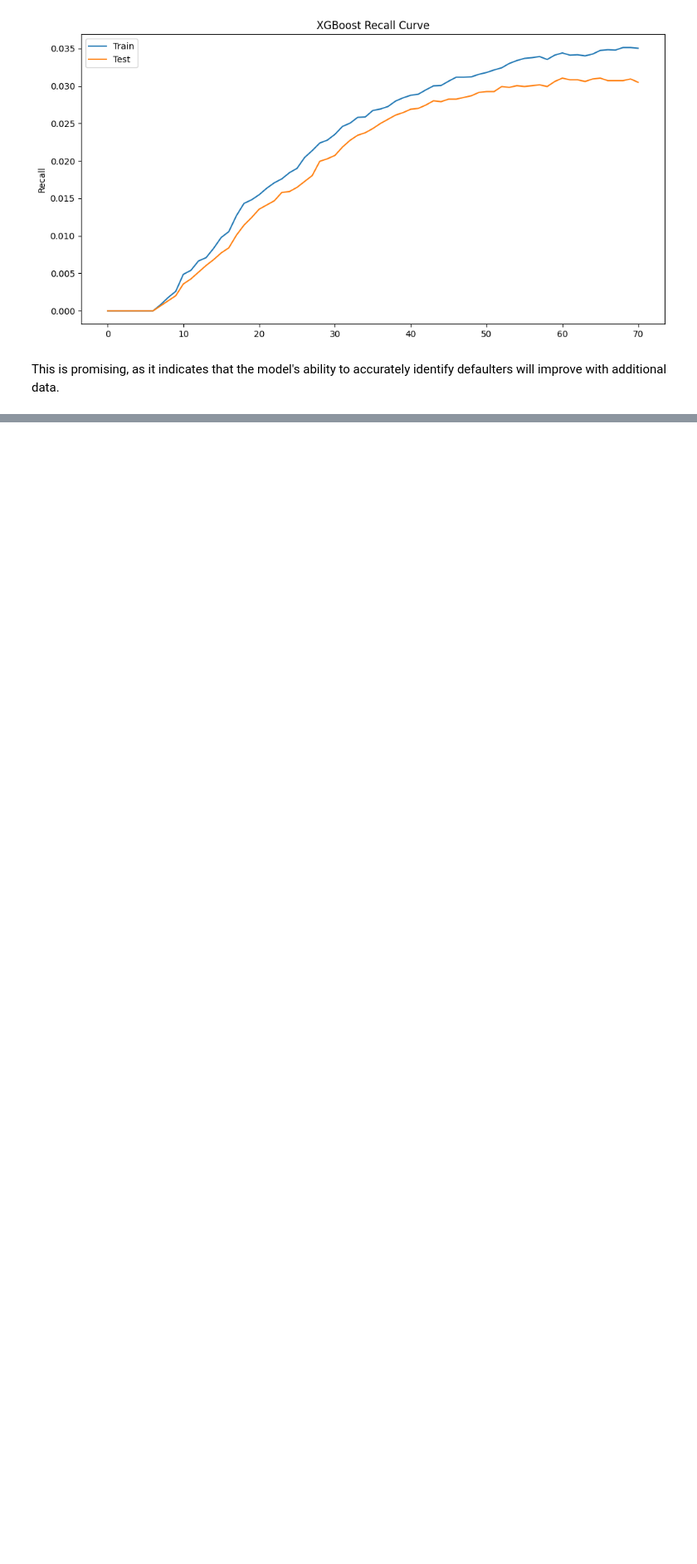
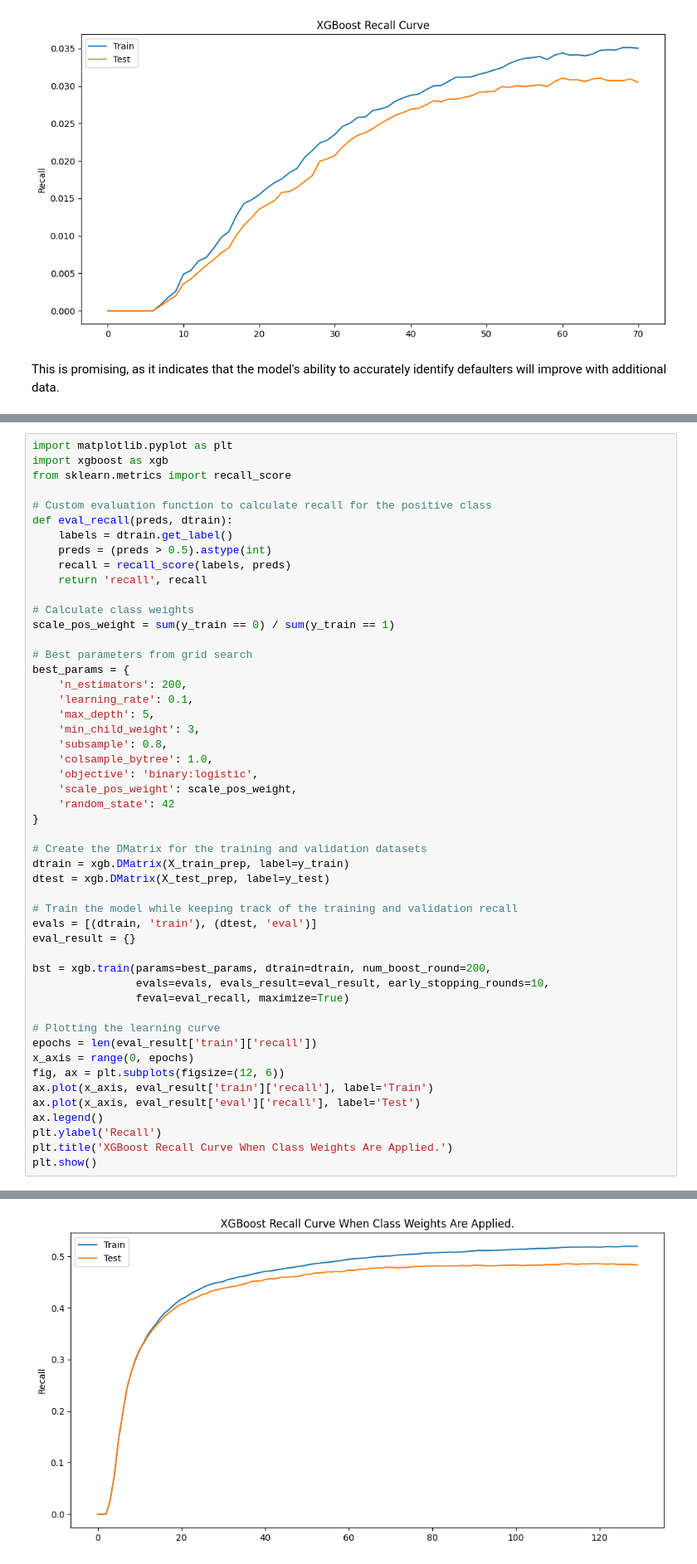
Before and after one commit to KamauGilbert/loan_default_prediction_model, a Jupyter notebook: assets/python_notebook/loan_default_pred_model.ipynb, the cells around one changed output, grey strips where cells are left out. Shown at 83% size. Drawn from its saved outputs; the diff is of its cells as text; blank space fills up the shorter version.

```diff
--- a/assets/python_notebook/loan_default_pred_model.ipynb
+++ b/assets/python_notebook/loan_default_pred_model.ipynb
@@ -2160,0 +2313,51 @@ training data did not have the following fields: loanpurpose_Home, loanpurpose_E
+# %%
+import matplotlib.pyplot as plt
+import xgboost as xgb
+from sklearn.metrics import recall_score
+
+# Custom evaluation function to calculate recall for the positive class
+def eval_recall(preds, dtrain):
+    labels = dtrain.get_label()
+    preds = (preds > 0.5).astype(int)
+    recall = recall_score(labels, preds)
+    return 'recall', recall
+
+# Calculate class weights
+scale_pos_weight = sum(y_train == 0) / sum(y_train == 1)
+
+# Best parameters from grid search
+best_params = {
+    'n_estimators': 200,
+    'learning_rate': 0.1,
+    'max_depth': 5,
+    'min_child_weight': 3,
+    'subsample': 0.8,
+    'colsample_bytree': 1.0,
+    'objective': 'binary:logistic',
+    'scale_pos_weight': scale_pos_weight,
+    'random_state': 42
+}
+
+# Create the DMatrix for the training and validation datasets
+dtrain = xgb.DMatrix(X_train_prep, label=y_train)
+dtest = xgb.DMatrix(X_test_prep, label=y_test)
+
+# Train the model while keeping track of the training and validation recall
+evals = [(dtrain, 'train'), (dtest, 'eval')]
+eval_result = {}
+
+bst = xgb.train(params=best_params, dtrain=dtrain, num_boost_round=200,
+                evals=evals, evals_result=eval_result, early_stopping_rounds=10,
+                feval=eval_recall, maximize=True)
+
+# Plotting the learning curve
+epochs = len(eval_result['train']['recall'])
+x_axis = range(0, epochs)
+fig, ax = plt.subplots(figsize=(12, 6))
+ax.plot(x_axis, eval_result['train']['recall'], label='Train')
+ax.plot(x_axis, eval_result['eval']['recall'], label='Test')
+ax.legend()
+plt.ylabel('Recall')
+plt.title('XGBoost Recall Curve When Class Weights Are Applied.')
+plt.show()
+# %% [output]
@@ -2160,0 +2384 @@ training data did not have the following fields: loanpurpose_Home, loanpurpose_E
+[figure, added]
```
Also changed, not shown: parts of 21 cells of this notebook.
